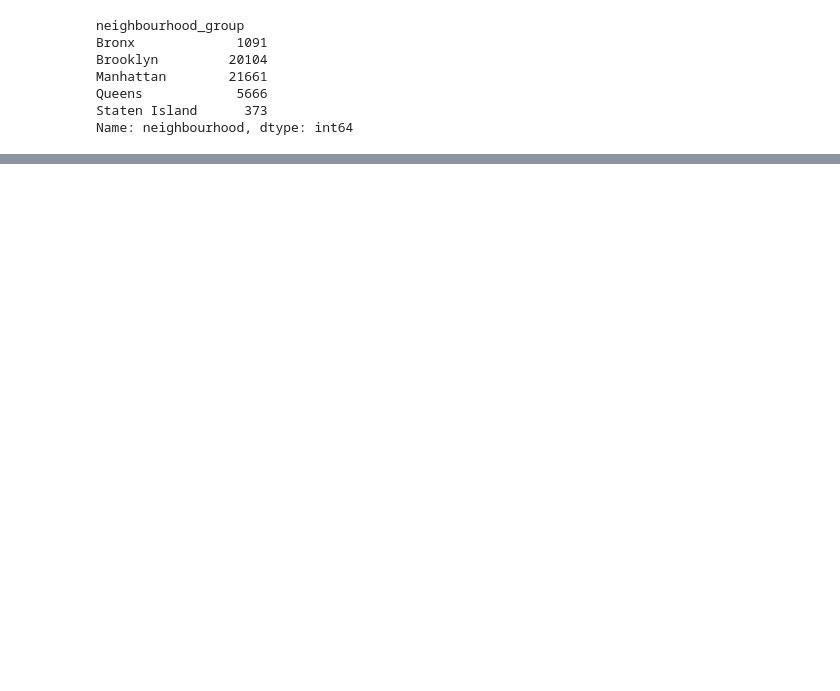
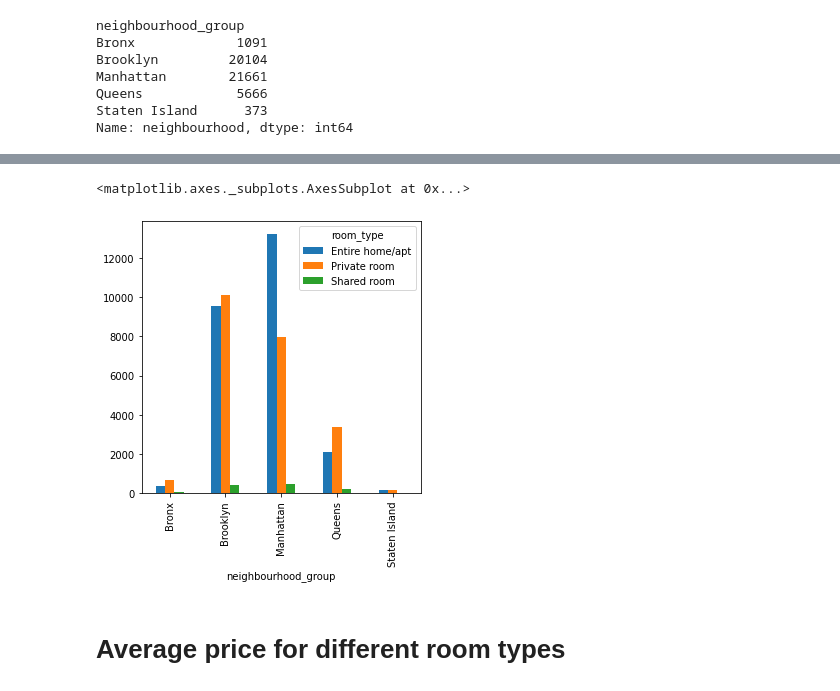
Before and after one commit to alokbhoi447/Airbnb-Booking-Analysis, a Jupyter notebook: Airbnb_Bookings_Analysis_Capstone_Project.ipynb, the cells around one changed output, grey strips where cells are left out. Drawn from its saved outputs; the diff is of its cells as text; code cells hidden in the pictures; blank space fills up the shorter version.

```diff
--- a/Airbnb_Bookings_Analysis_Capstone_Project.ipynb
+++ b/Airbnb_Bookings_Analysis_Capstone_Project.ipynb
@@ -125,2 +129,3 @@ plt.xlabel('Neighbourhood_group')
 # %%
-room_type = df.groupby(['neighbourhood_group','room_type'])['neighbourhood_group'].count()
+room_type = df.groupby(['neighbourhood_group','room_type'])['neighbourhood_group'].count().unstack('room_type')
+room_type
@@ -128,0 +140,8 @@ room_type.plot(kind='bar')
+# %%
+#df2 = modified_df1.groupby(['business_postal_code','risk_category'])['business_postal_code'].count().unstack('risk_category')
+room_type[['Entire home/apt','Private room','Shared room']].plot(kind='bar',figsize=(5,5))
+# %% [output]
+<matplotlib.axes._subplots.AxesSubplot at 0x...>
+[figure, added]
+# %% [markdown]
+# **Average price for different room types**
```
Also changed, not shown: parts of 37 cells of this notebook.
